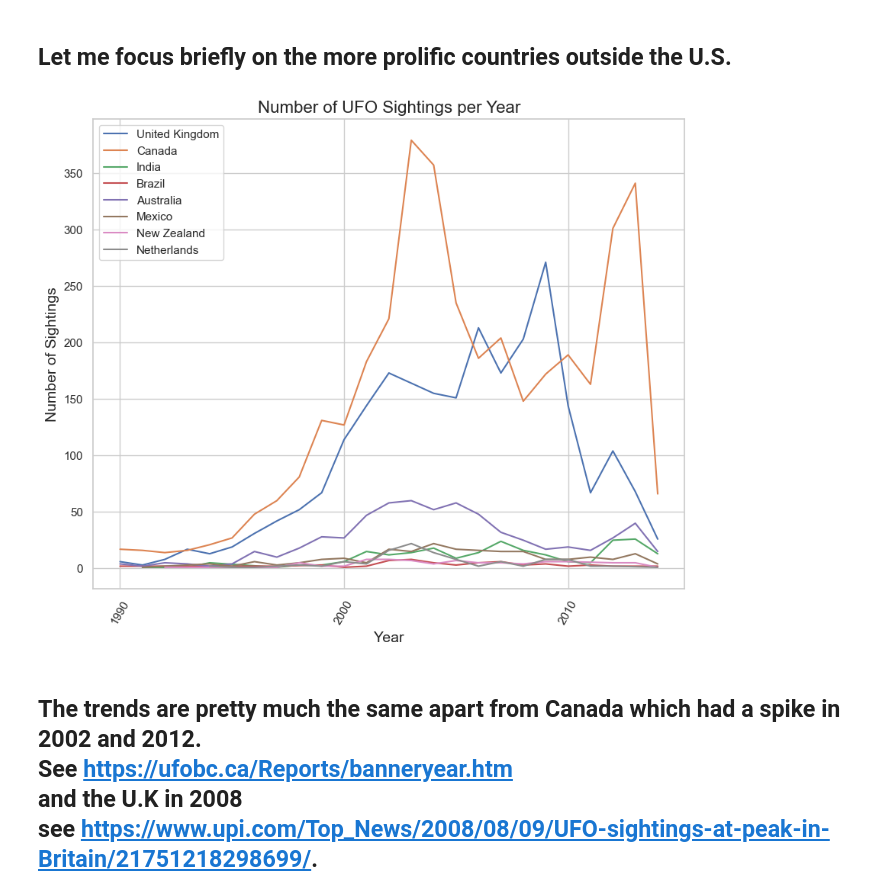
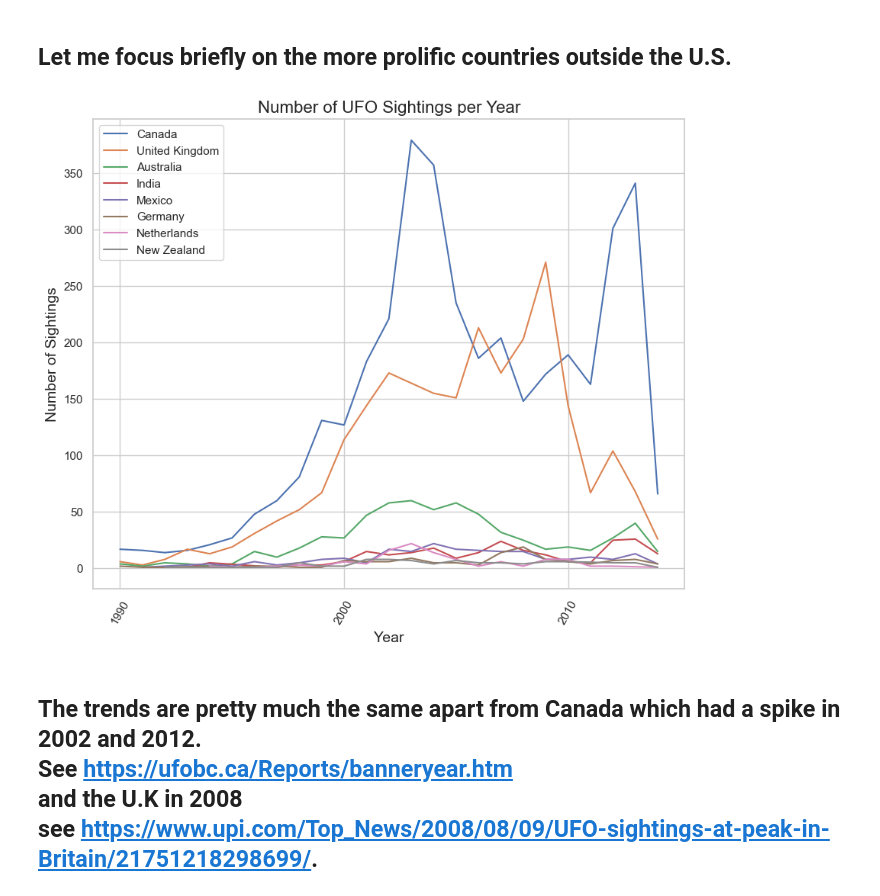
Before and after one commit to AlexIrwin141/UFO-Sightings-Analysis, a Jupyter notebook: UFO_Watch.ipynb, the cells around one changed output. Saved outputs shown, nothing was run; the diff lists cells and outputs as text; code cells hidden in the pictures.

```diff
--- a/UFO_Watch.ipynb
+++ b/UFO_Watch.ipynb
@@ -821,29 +807,29 @@ plt.show()
 # %% [markdown]
 ## Let me focus briefly on the more prolific countries outside the U.S.
 # %%
-countries = ['United Kingdom', 'Canada', 'India', 'Brazil', 'Australia', 'Mexico', 'New Zealand', 'Netherlands']
+countries = list(axdf['country'].value_counts()[1:9].index)
 post90_df = axdf[axdf['year_seen'] >= 1990]
 yearly_sightings = post90_df['year_seen'].value_counts()
 sns.set(style="whitegrid")
 
 plt.figure(figsize=(10, 8))
 
 for i in range(len(countries)):
     ufo_country = post90_df[post90_df['country'] == countries[i]]
     ufo_per_year_country = ufo_country['year_seen'].value_counts().sort_index()
     sns.lineplot(x = ufo_per_year_country.index, y = ufo_per_year_country.values, label = countries[i])
 
 # Set x-axis to display every 10 years
 plt.xticks(ticks=range(1990, yearly_sightings.index.max() + 1, 10))
 plt.xticks(rotation = 60)
 
 plt.xlabel('Year', fontsize=14)
 plt.ylabel('Number of Sightings', fontsize=14)
 plt.title('Number of UFO Sightings per Year', fontsize=16)
 
 plt.show()
 # %% [output]
-[figure, old version]
+[figure, new version]
 # %% [markdown]
 ## The trends are pretty much the same apart from Canada which had a  spike in 2002 and 2012. <br>  See https://ufobc.ca/Reports/banneryear.htm <br> and the U.K in 2008 <br> see https://www.upi.com/Top_News/2008/08/09/UFO-sightings-at-peak-in-Britain/21751218298699/.
 # %% [markdown]
```
Also changed, not shown: parts of 7 cells of this notebook.
